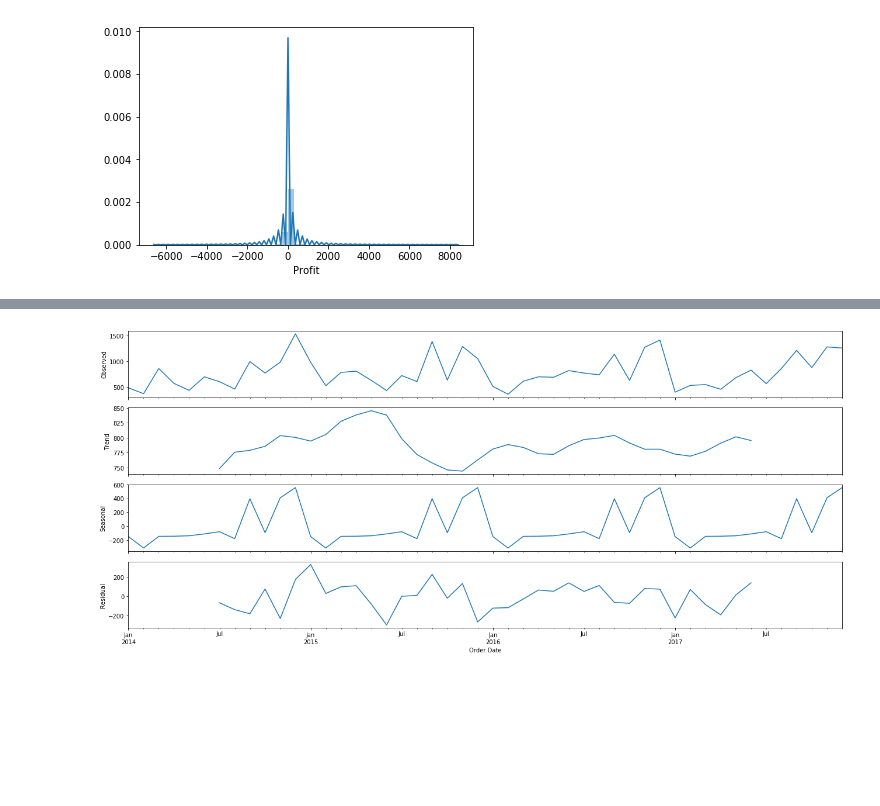
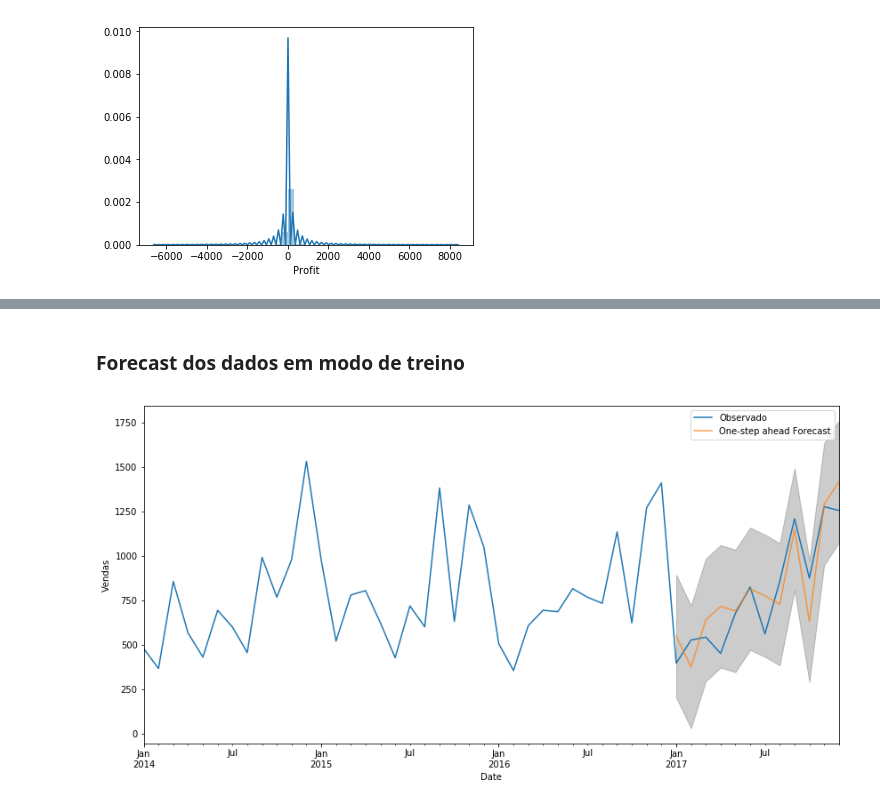
Before and after one commit to EverNife/DataAnalytics-API, a Jupyter notebook: Treino3/Treino3_SuperStore.ipynb, the cells around one changed output, grey strips where cells are left out. Saved outputs shown, nothing was run; the diff lists cells and outputs as text; code cells hidden in the pictures; blank space fills up the shorter version.

```diff
--- a/Treino3/Treino3_SuperStore.ipynb
+++ b/Treino3/Treino3_SuperStore.ipynb
@@ -171,11 +243,24 @@ anualOrderedFurniture.plot(figsize = (15,6))
-# %%
-from pylab import rcParams;
-import statsmodels.api as sm;
-
-rcParams['figure.figsize'] = 18,8;
-
-#Dois tipos de modelos possíves, Aditivo e Multiplicativo (Necessário testar as diferenças)
-decomposicao = sm.tsa.seasonal_decompose(anualOrderedFurniture, model='addtive')
-decomposicao.plot();
-# %% [output]
-[figure, removed]
+# %% [markdown]
+### Forecast dos dados em modo de treino
+# %%
+import pandas as pd;
+
+#Predição propriamente dita
+pred = resultado_final.get_prediction(start=pd.to_datetime('2017-01-01'), dynamic=False)
+pred_ci = pred.conf_int()
+# %%
+import matplotlib.pyplot as plt
+
+ax = monthilyOrderedFurniture['2014':].plot(label='Observado')
+pred.predicted_mean.plot(ax=ax, label='One-step ahead Forecast', alpha=.7, figsize=(14,7))
+
+ax.fill_between(pred_ci.index,
+                pred_ci.iloc[:, 0],
+                pred_ci.iloc[:, 1], color='k', alpha=.2)
+
+ax.set_xlabel('Date')
+ax.set_ylabel('Vendas')
+plt.legend()
+plt.show()
+# %% [output]
+[figure, added]
```
Also changed, not shown: parts of 22 cells of this notebook, 1 other file.
